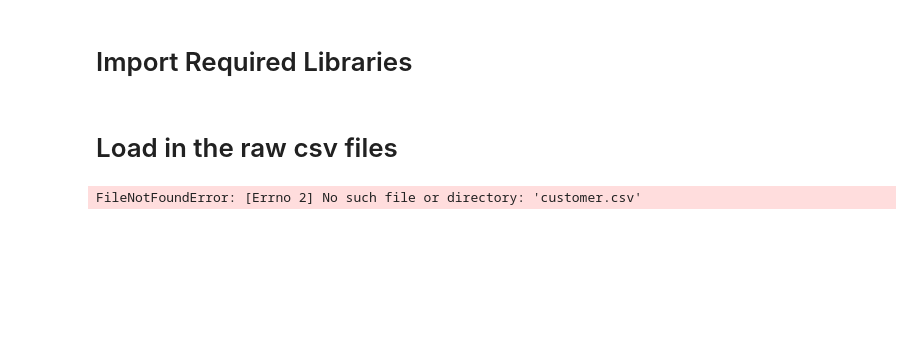
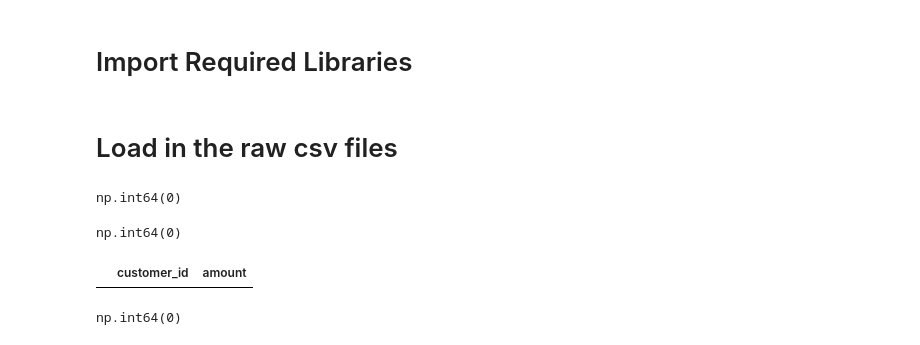
Before and after one commit to praiseOjay/buster_block_project, a Jupyter notebook: docs/notebooks/device_type_analysis.ipynb, the cells around one changed output. Cells and saved outputs as stored; diff of their text form; code cells hidden in the pictures; blank space fills up the shorter version.

```diff
--- a/docs/notebooks/device_type_analysis.ipynb
+++ b/docs/notebooks/device_type_analysis.ipynb
@@ -5,11 +7,25 @@ import pandas as pd
 # %% [markdown]
 # Load in the raw csv files
 # %%
-customers = pd.read_csv("../datacustomer.csv")
-payments = pd.read_csv("payment.csv")
-rentals = pd.read_csv("rental.csv")
-app_ids = pd.read_csv("app_id.csv")
+# Import datasets
+customers = pd.read_csv("../../data/raw/customer.csv")
+payments = pd.read_csv("../../data/raw/payment.csv")
+rentals = pd.read_csv("../../data/raw/rental.csv")
+app_ids = pd.read_csv("../../data/raw/app_id.csv")
-# %% [output]
-FileNotFoundError: [Errno 2] No such file or directory: 'customer.csv'
 # %%
-customers.head()
+# Creating new dataframes with only the columns needed for the analysis
+customers_clean = customers[["customer_id"]].copy()
+app_ids_clean = app_ids[["customer_id", "android_id", "apple_id"]].copy()
+payments_clean = payments[["customer_id", "amount"]].copy()
+rentals_clean = rentals[["customer_id", "rental_date", "return_date"]].copy()
+# %%
+# Check if there are customers without any device IDs
+no_device = (
+    app_ids_clean["apple_id"].isna() & app_ids_clean["android_id"].isna()
+)
+
+no_device.sum()  # counts number of True values
+
+# Each customer should have at least one device ID -> returns 0
+# %% [output]
+np.int64(0)
@@ -15,0 +40,15 @@ customers.head()
+# %%
+# Checks if there are any null or non-numeric amounts in payments - returns 0
+payments_clean["amount"].isna().sum()
+# %% [output]
+np.int64(0)
+# %%
+# Checks for any negative payment amounts - returns empty dataframe, so no negative payments
+payments_clean[payments_clean["amount"] < 0]
+# %% [output]
+|  | customer_id | amount |
+# %%
+# No missing rental dates - returns 0
+rentals_clean["rental_date"].isna().sum()
+# %% [output]
+np.int64(0)
```
Also changed, not shown: parts of 8 cells of this notebook.
